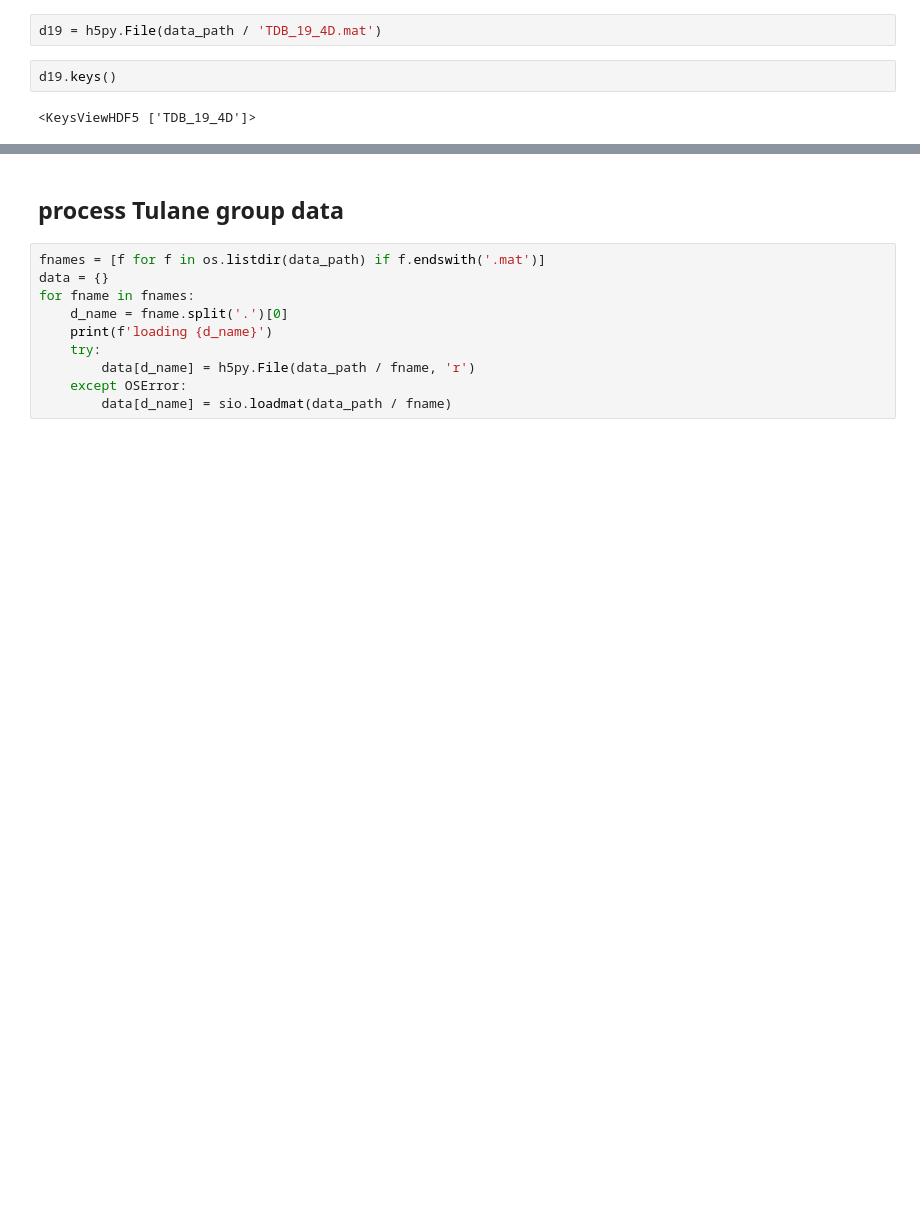
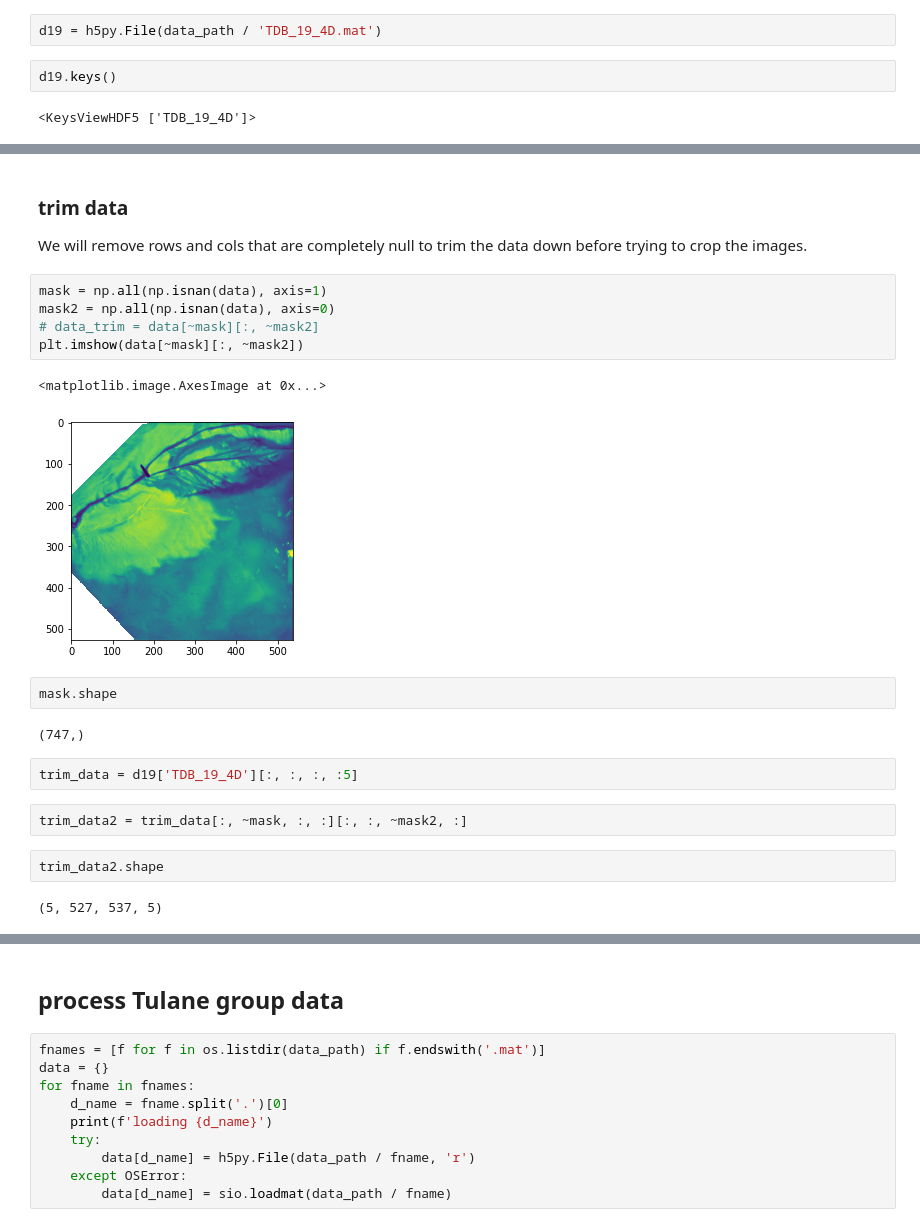
Before and after one commit to badGarnet/channel_image_segmentation, a Jupyter notebook: notes/data ingestion.ipynb, the cells around one changed output, grey strips where cells are left out. Cells and saved outputs as stored; diff of their text form; blank space fills up the shorter version.

```diff
--- a/notes/data ingestion.ipynb
+++ b/notes/data ingestion.ipynb
@@ -26,0 +35,23 @@ d19['TDB_19_4D']
+# %% [markdown]
+### trim data
+We will remove rows and cols that are completely null to trim the data down before trying to crop the images.
+# %%
+mask = np.all(np.isnan(data), axis=1)
+mask2 = np.all(np.isnan(data), axis=0)
+# data_trim = data[~mask][:, ~mask2]
+plt.imshow(data[~mask][:, ~mask2])
+# %% [output]
+<matplotlib.image.AxesImage at 0x...>
+[figure, added]
+# %%
+mask.shape
+# %% [output]
+(747,)
+# %%
+trim_data = d19['TDB_19_4D'][:, :, :, :5]
+# %%
+trim_data2 = trim_data[:, ~mask, :, :][:, :, ~mask2, :]
+# %%
+trim_data2.shape
+# %% [output]
+(5, 527, 537, 5)
```
Also changed, not shown: parts of 10 cells of this notebook.
